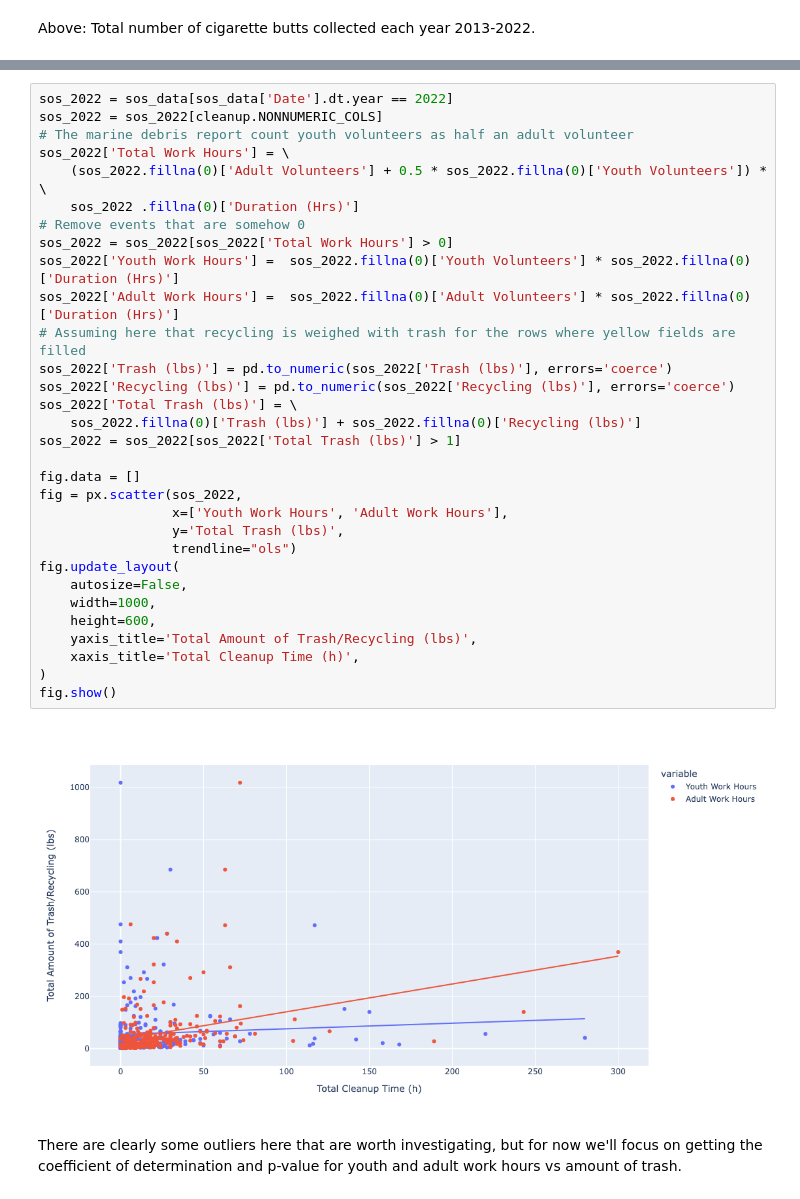
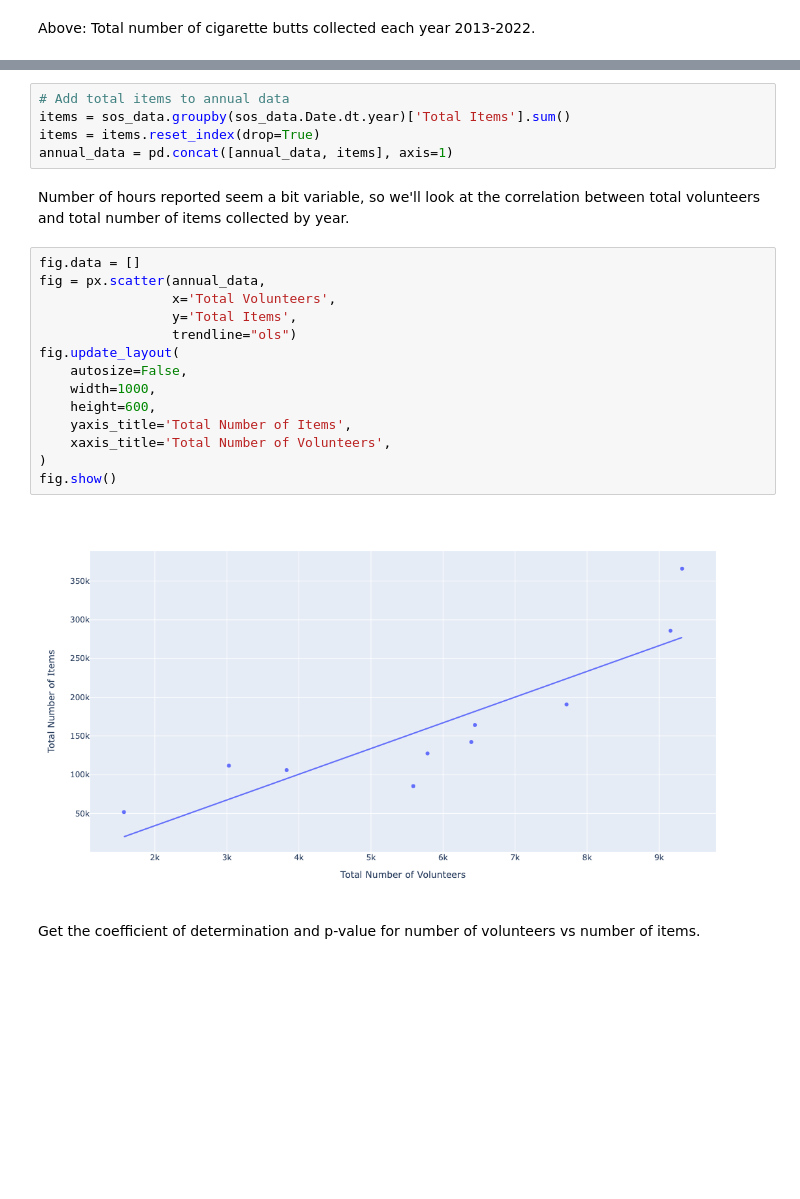
Before and after one commit to jennyfolkesson/saveOurShores, a Jupyter notebook: SOS_cleanup_data.ipynb, the cells around one changed output, grey strips where cells are left out. Saved outputs shown, nothing was run; the diff lists cells and outputs as text; blank space fills up the shorter version.

```diff
--- a/SOS_cleanup_data.ipynb
+++ b/SOS_cleanup_data.ipynb
@@ -192,38 +197,28 @@ Each event has a varying number of adult and youth volunteers, and number of hou
-# %%
-sos_2022 = sos_data[sos_data['Date'].dt.year == 2022]
-sos_2022 = sos_2022[cleanup.NONNUMERIC_COLS]
-# The marine debris report count youth volunteers as half an adult volunteer
-sos_2022['Total Work Hours'] = \
-    (sos_2022.fillna(0)['Adult Volunteers'] + 0.5 * sos_2022.fillna(0)['Youth Volunteers']) * \
-    sos_2022 .fillna(0)['Duration (Hrs)']
-# Remove events that are somehow 0
-sos_2022 = sos_2022[sos_2022['Total Work Hours'] > 0]
-sos_2022['Youth Work Hours'] =  sos_2022.fillna(0)['Youth Volunteers'] * sos_2022.fillna(0)['Duration (Hrs)']
-sos_2022['Adult Work Hours'] =  sos_2022.fillna(0)['Adult Volunteers'] * sos_2022.fillna(0)['Duration (Hrs)']
-# Assuming here that recycling is weighed with trash for the rows where yellow fields are filled
-sos_2022['Trash (lbs)'] = pd.to_numeric(sos_2022['Trash (lbs)'], errors='coerce')
-sos_2022['Recycling (lbs)'] = pd.to_numeric(sos_2022['Recycling (lbs)'], errors='coerce')
-sos_2022['Total Trash (lbs)'] = \
-    sos_2022.fillna(0)['Trash (lbs)'] + sos_2022.fillna(0)['Recycling (lbs)']
-sos_2022 = sos_2022[sos_2022['Total Trash (lbs)'] > 1]
-
-fig.data = []
-fig = px.scatter(sos_2022,
-                 x=['Youth Work Hours', 'Adult Work Hours'],
-                 y='Total Trash (lbs)',
-                 trendline="ols")
-fig.update_layout(
-    autosize=False,
-    width=1000,
-    height=600,
-    yaxis_title='Total Amount of Trash/Recycling (lbs)',
-    xaxis_title='Total Cleanup Time (h)',
-)
-fig.show()
-# %% [output]
-[figure, removed]
+# %%
+# Add total items to annual data
+items = sos_data.groupby(sos_data.Date.dt.year)['Total Items'].sum()
+items = items.reset_index(drop=True)
+annual_data = pd.concat([annual_data, items], axis=1)
+# %% [markdown]
+Number of hours reported seem a bit variable, so we'll look at the correlation between total volunteers and total number of items collected by year.
+# %%
+fig.data = []
+fig = px.scatter(annual_data,
+                 x='Total Volunteers',
+                 y='Total Items',
+                 trendline="ols")
+fig.update_layout(
+    autosize=False,
+    width=1000,
+    height=600,
+    yaxis_title='Total Number of Items',
+    xaxis_title='Total Number of Volunteers',
+)
+fig.show()
+# %% [output]
+[figure, added]
 # %% [markdown]
-There are clearly some outliers here that are worth investigating, but for now we'll focus on getting the coefficient of determination and p-value for youth and adult work hours vs amount of trash.
+Get the coefficient of determination and p-value for number of volunteers vs number of items.
 # %%
 results = px.get_trendline_results(fig)
 
```
Also changed, not shown: parts of 13 cells of this notebook, 1 other file.
